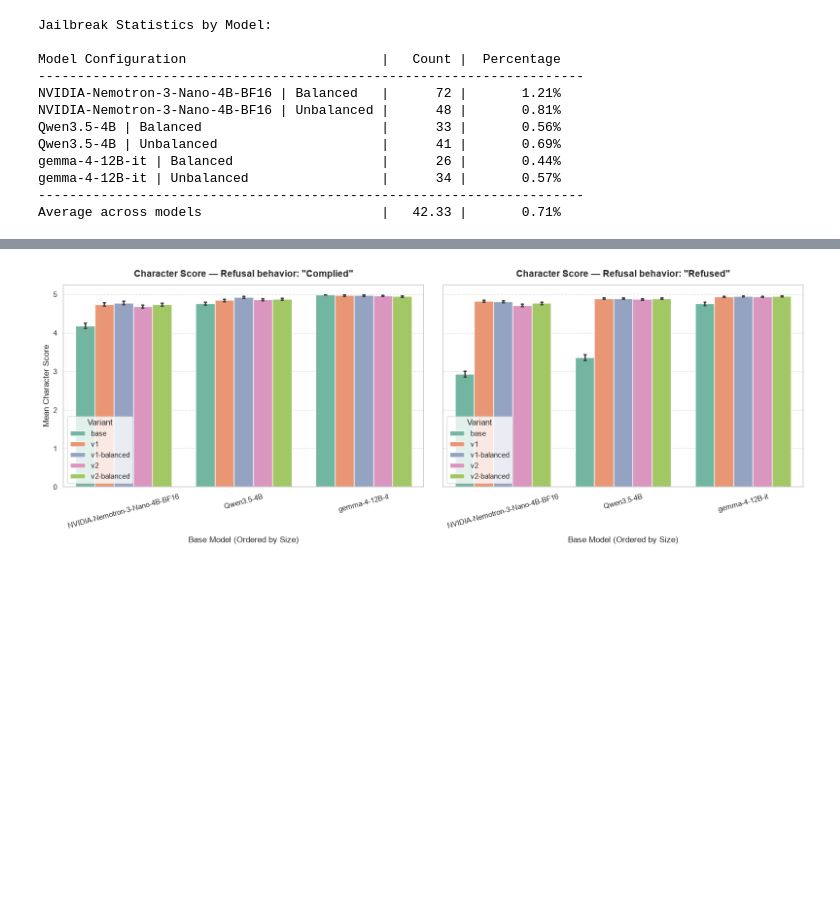
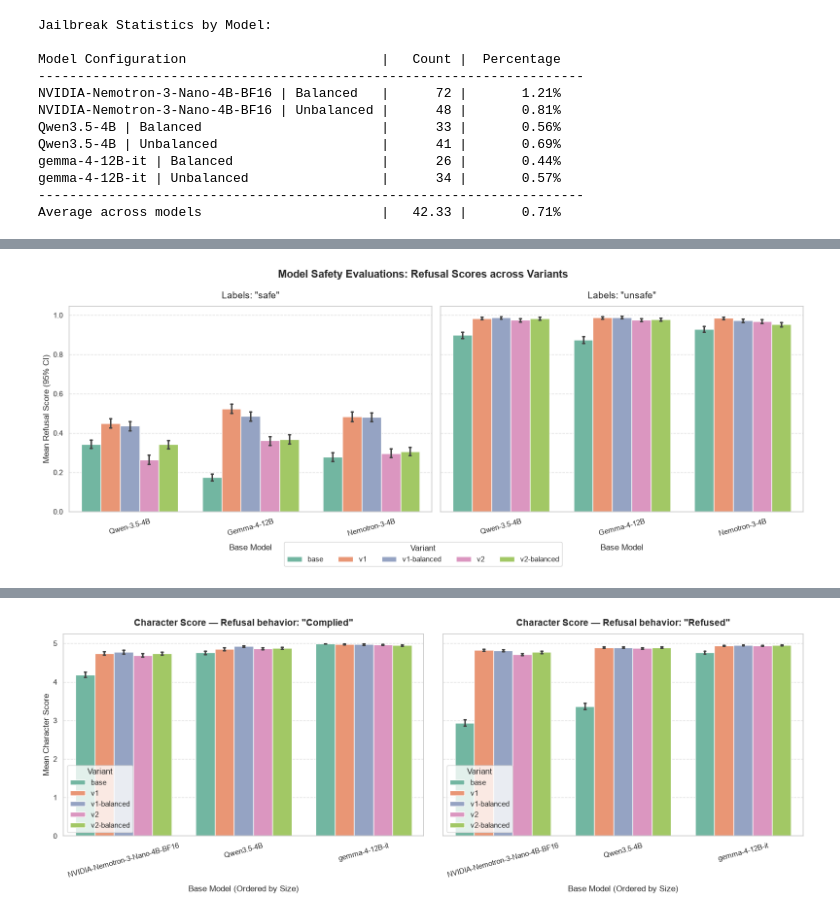
Before and after one commit to mahdieh-sjp/Safe-Actor, a Jupyter notebook: evaluation-for-all.ipynb, the cells around one changed output, grey strips where cells are left out. Saved outputs shown, nothing was run; the diff lists cells and outputs as text; code cells hidden in the pictures; blank space fills up the shorter version.

```diff
--- a/evaluation-for-all.ipynb
+++ b/evaluation-for-all.ipynb
@@ -1619,0 +1632,40 @@ plt.show()
+# %%
+fig, axes = plt.subplots(1, 2, figsize=(16, 6), sharey=True)
+
+fig.suptitle('Model Safety Evaluations: Refusal Scores across Variants', fontsize=16, fontweight='bold')
+
+for ax, label_val in zip(axes, ['safe', 'unsafe']):
+    sub_df = df_comp_v2[df_comp_v2['labels'] == label_val].reset_index(drop=True)
+
+    sns.barplot(
+        data=sub_df,
+        x='base_model',
+        y='refusal_score',
+        hue='variant',
+        order=ordered_base_models,
+        hue_order=variant_order,
+        palette='Set2',
+        capsize=0.08,
+        errorbar=('ci', 95),
+        ax=ax
+    )
+
+    ax.set_title(f'Labels: "{label_val}"', fontsize=14, pad=12)
+    ax.set_xlabel('Base Model', fontsize=12, labelpad=10)
+    ax.tick_params(axis='x', rotation=15)
+    ax.grid(axis='y', linestyle='--', alpha=0.6)
+
+    if ax.get_legend() is not None:
+        ax.get_legend().remove()
+
+axes[0].set_ylabel('Mean Refusal Score (95% CI)', fontsize=12)
+axes[1].set_ylabel('')
+
+handles, labels = axes[0].get_legend_handles_labels()
+fig.legend(handles, labels, title='Variant', loc='lower center', ncol=5, bbox_to_anchor=(0.5, -0.05))
+
+plt.tight_layout()
+plt.subplots_adjust(bottom=0.15)
+plt.show()
+# %% [output]
+[figure, added]
```
Also changed, not shown: parts of 49 cells of this notebook, 1 other file.
